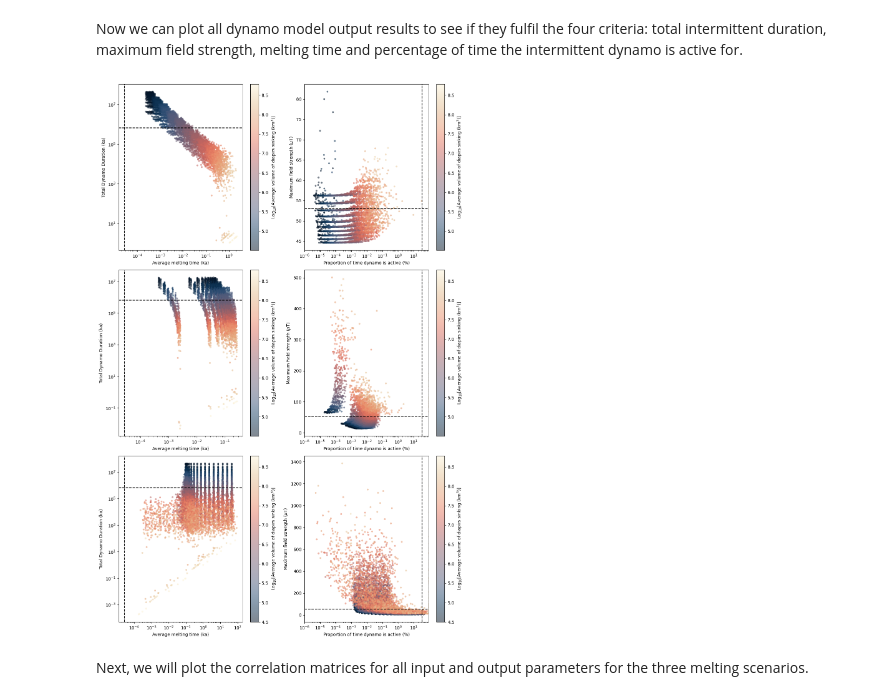
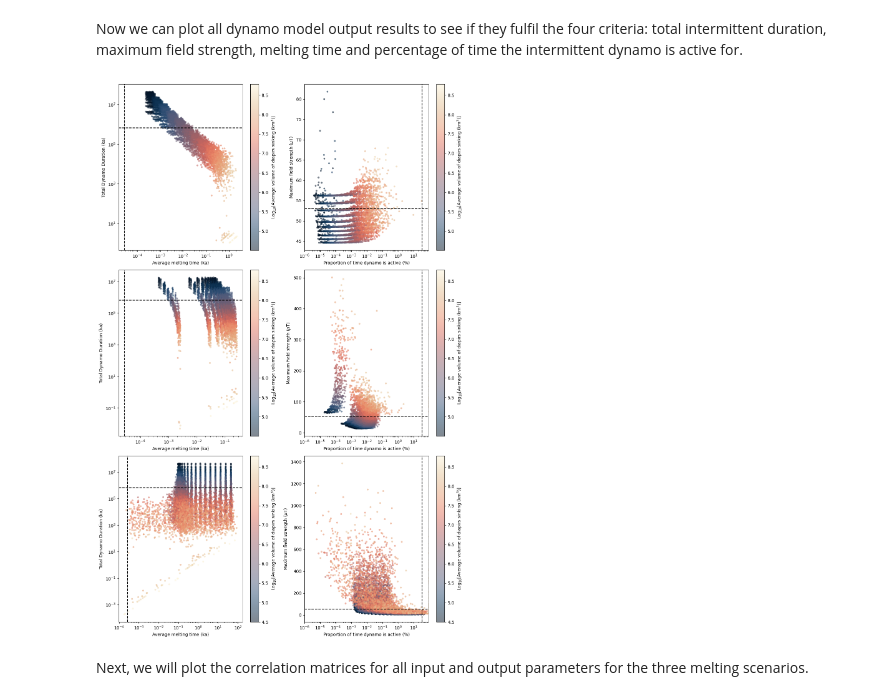
Before and after one commit to TinySpaceMagnet/LunarDynamo, a Jupyter notebook: Supplementary_Figures.ipynb, the cells around one changed output. Drawn from its saved outputs; the diff is of its cells as text; code cells hidden in the pictures.

Commit message:
Revised Supplementary Figures file

```diff
--- a/Supplementary_Figures.ipynb
+++ b/Supplementary_Figures.ipynb
@@ -243,38 +992,38 @@ scatter5 = axes[2, 0].scatter(independent_prop['av_melt'],
                               cmap=SCM8.lipari,
                               alpha=0.5)
 axes[2, 0].axhline(y=0.664e6, color='black', linestyle='--')
-axes[2, 0].axvline(x=2.7e-5, color='black', linestyle='--')
+axes[2, 0].axvline(x=2.7e-4, color='black', linestyle='--')
 axes[2, 0].set_xlabel('Average melting time (ka)')
 axes[2, 0].set_ylabel('Total Dynamo Duration (ka)')
 axes[2, 0].set_xscale('log')
 axes[2, 0].set_yscale('log')
 
 # Create a color bar for the fifth scatter plot
 cbar5 = plt.colorbar(scatter5, ax=axes[2, 0])
 cbar5.set_label('Log$_{10}$[Average volume of diapirs sinking (km$^3$)]')
 
 # Plot 6 (bottom-right)
 scatter6 = axes[2, 1].scatter(independent_prop['percent_on'],
                               independent_prop['max_B'],
                               s=10,
                               c=np.log10(independent_prop['av_vol']),
                               cmap=SCM8.lipari,
                               alpha=0.5)
 axes[2, 1].axhline(y=53, color='black', linestyle='--')
 axes[2, 1].axvline(x=35, color='black', linestyle='--')
 axes[2, 1].set_xlabel('Proportion of time dynamo is active (%)')
 axes[2, 1].set_ylabel('Maximum field strength ($\mu$T)')
 axes[2, 1].set_xlim([1e-6, 90])
 axes[2, 1].set_xscale('log')
 
 # Create a color bar for the sixth scatter plot
 cbar6 = plt.colorbar(scatter6, ax=axes[2, 1])
 cbar6.set_label('Log$_{10}$[Average volume of diapirs sinking (km$^3$)]')
 
 plt.tight_layout()
 plt.show()
 # %% [output]
-[figure, old version]
+[figure, new version]
 # %% [markdown]
 Next, we will plot the correlation matrices for all input and output parameters for the three melting scenarios.
 # %%
```
Also changed, not shown: parts of 67 cells of this notebook.
